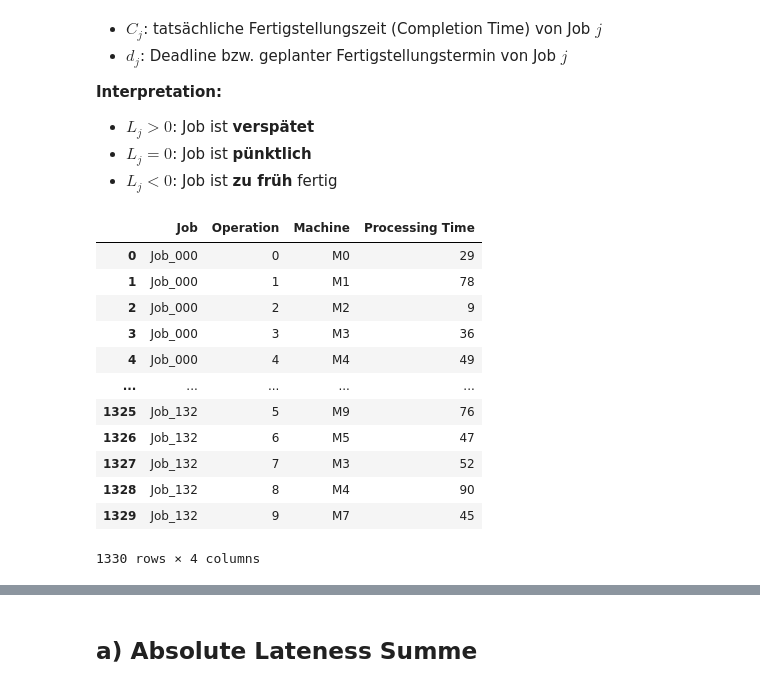
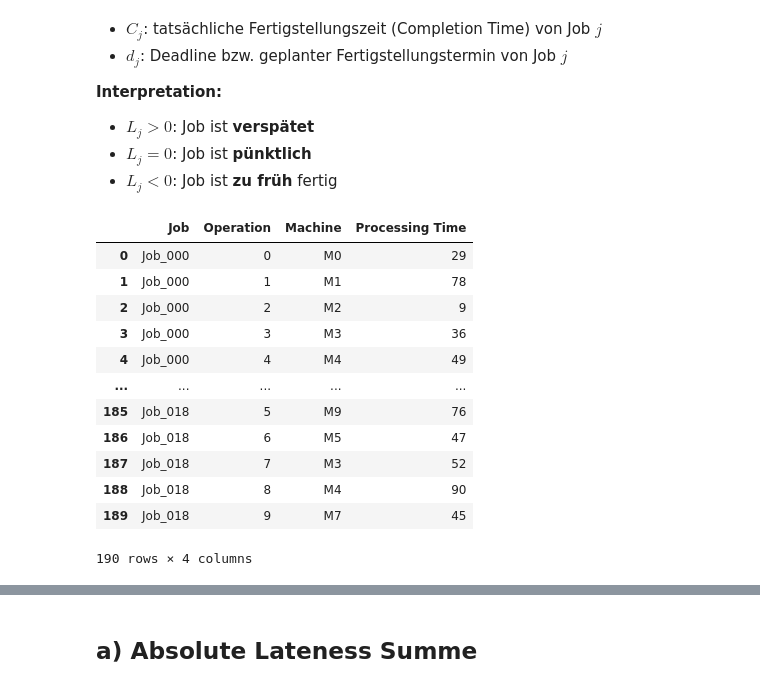
Before and after one commit to konrad-adamski/HTWD_JobShop_Rescheduling, a Jupyter notebook: 02_Scheduling_with_Arrival_and_DueDate/03_Lateness.ipynb, the cells around one changed output, grey strips where cells are left out. Cells and saved outputs as stored; diff of their text form; code cells hidden in the pictures.

```diff
--- a/02_Scheduling_with_Arrival_and_DueDate/03_Lateness.ipynb
+++ b/02_Scheduling_with_Arrival_and_DueDate/03_Lateness.ipynb
@@ -38,22 +38,22 @@ import utils.scheduling_solver as ssv
 # %%
 df_instance= pd.read_csv("data/00_instance.csv")
 
-df_jssp, df_arrivals = rp_init.init_jobs_with_arrivals(df_instance, 2, u_b_mmax= 0.9)
+df_jssp, df_arrivals = rp_init.init_jobs_with_arrivals(df_instance, 1, u_b_mmax= 0.9)
 df_jssp
 # %% [output]
 |  | Job | Operation | Machine | Processing Time |
 | 0 | Job_000 | 0 | M0 | 29 |
 | 1 | Job_000 | 1 | M1 | 78 |
 | 2 | Job_000 | 2 | M2 | 9 |
 | 3 | Job_000 | 3 | M3 | 36 |
 | 4 | Job_000 | 4 | M4 | 49 |
 | ... | ... | ... | ... | ... |
-| 1325 | Job_132 | 5 | M9 | 76 |
-| 1326 | Job_132 | 6 | M5 | 47 |
-| 1327 | Job_132 | 7 | M3 | 52 |
-| 1328 | Job_132 | 8 | M4 | 90 |
-| 1329 | Job_132 | 9 | M7 | 45 |
+| 185 | Job_018 | 5 | M9 | 76 |
+| 186 | Job_018 | 6 | M5 | 47 |
+| 187 | Job_018 | 7 | M3 | 52 |
+| 188 | Job_018 | 8 | M4 | 90 |
+| 189 | Job_018 | 9 | M7 | 45 |
-1330 rows × 4 columns
+190 rows × 4 columns
 # %%
 df_arrivals
 # %% [output]
```
Also changed, not shown: parts of 9 cells of this notebook, 1 other file.
